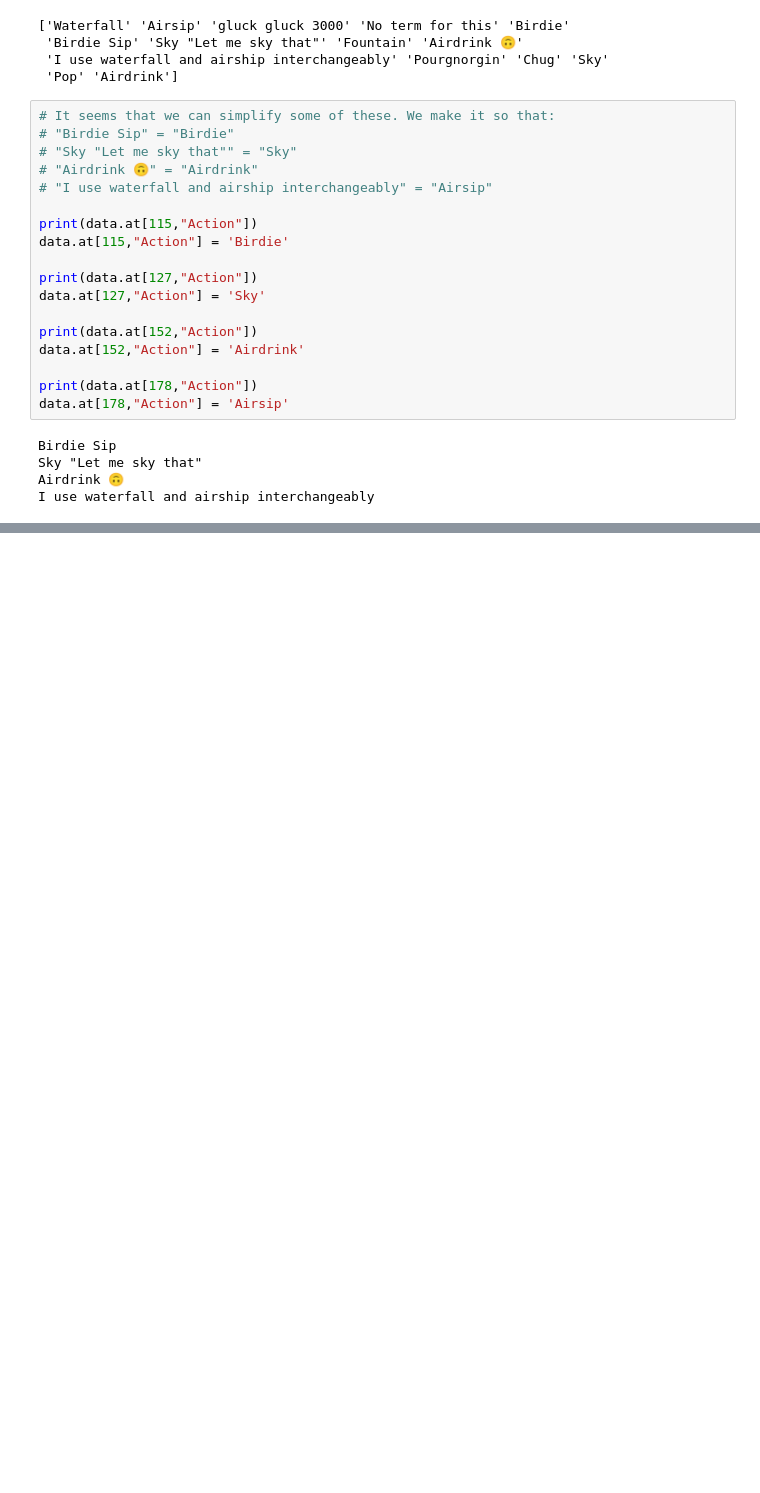
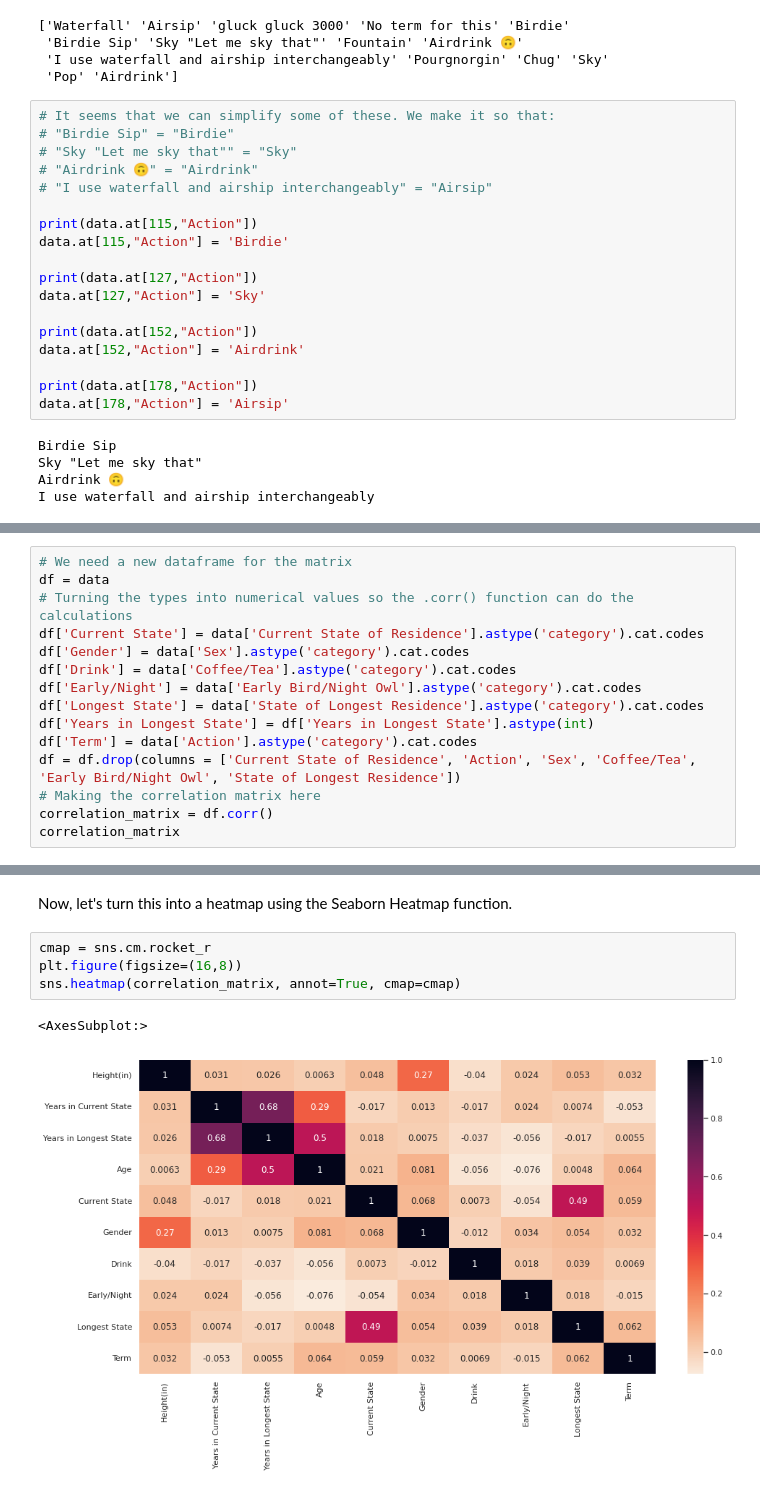
Before and after one commit to kevasinghal/finalproject, a Jupyter notebook: airsip.ipynb, the cells around one changed output, grey strips where cells are left out. Drawn from its saved outputs; the diff is of its cells as text; blank space fills up the shorter version.

```diff
--- a/airsip.ipynb
+++ b/airsip.ipynb
@@ -488,0 +486,15 @@ temp
+# %%
+# We need a new dataframe for the matrix
+df = data
+# Turning the types into numerical values so the .corr() function can do the calculations
+df['Current State'] = data['Current State of Residence'].astype('category').cat.codes
+df['Gender'] = data['Sex'].astype('category').cat.codes
+df['Drink'] = data['Coffee/Tea'].astype('category').cat.codes
+df['Early/Night'] = data['Early Bird/Night Owl'].astype('category').cat.codes
+df['Longest State'] = data['State of Longest Residence'].astype('category').cat.codes
+df['Years in Longest State'] = df['Years in Longest State'].astype(int)
+df['Term'] = data['Action'].astype('category').cat.codes
+df = df.drop(columns = ['Current State of Residence', 'Action', 'Sex', 'Coffee/Tea', 'Early Bird/Night Owl', 'State of Longest Residence'])
+# Making the correlation matrix here
+correlation_matrix = df.corr()
+correlation_matrix
@@ -488,0 +513,9 @@ temp
+# %% [markdown]
+Now, let's turn this into a heatmap using the Seaborn Heatmap function.
+# %%
+cmap = sns.cm.rocket_r
+plt.figure(figsize=(16,8))
+sns.heatmap(correlation_matrix, annot=True, cmap=cmap)
+# %% [output]
+<AxesSubplot:>
+[figure, added]
```
Also changed, not shown: parts of 23 cells of this notebook.
